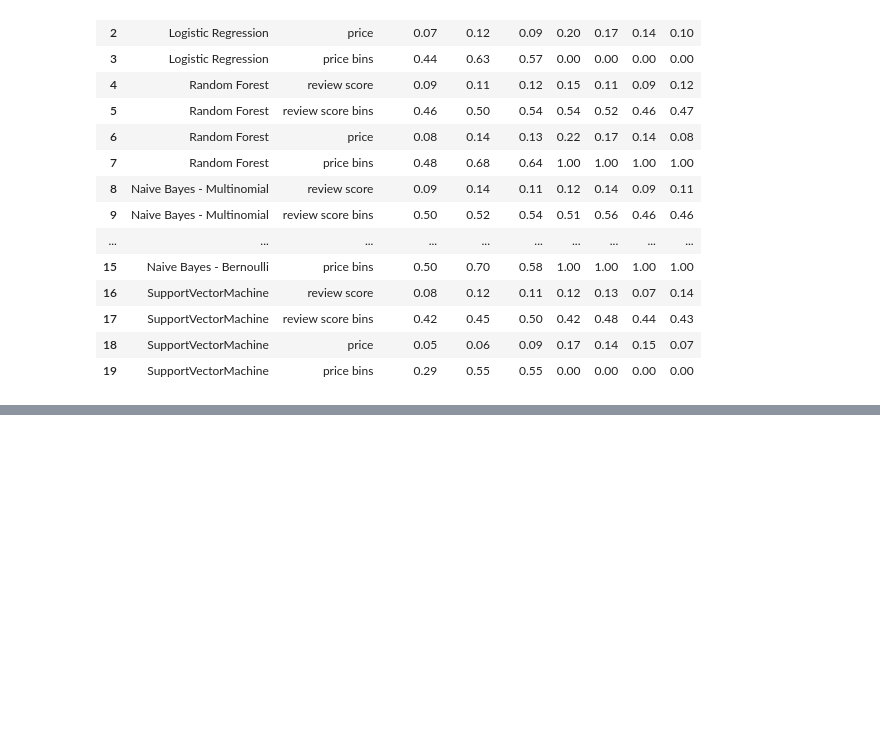
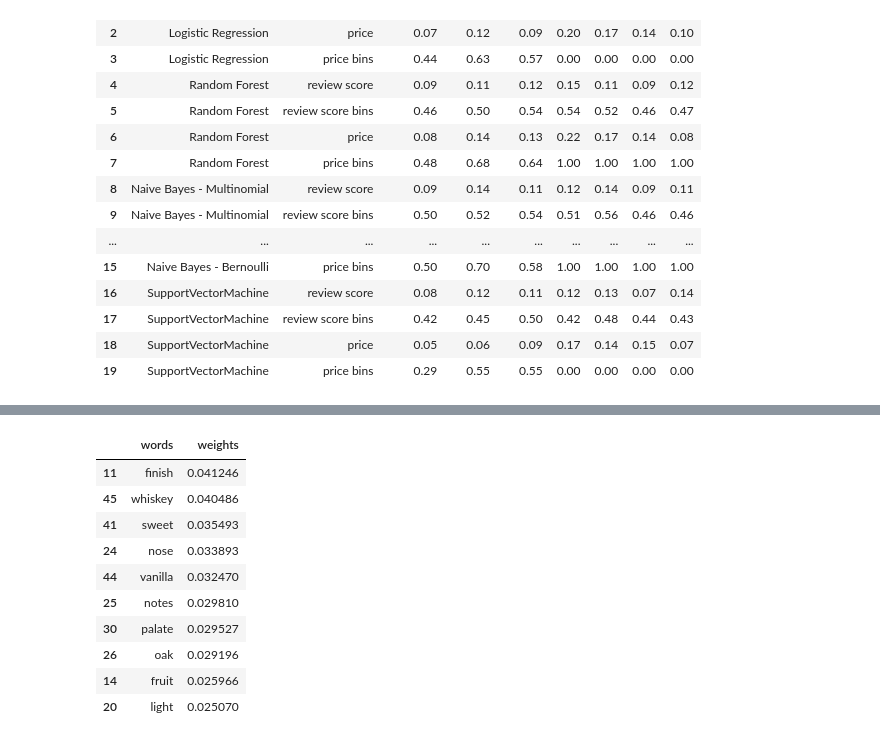
Before and after one commit to Axemen/Project-3, a Jupyter notebook: Whiskey Review ML.ipynb, the cells around one changed output, grey strips where cells are left out. Cells and saved outputs as stored; diff of their text form; code cells hidden in the pictures; blank space fills up the shorter version.

```diff
--- a/Whiskey Review ML.ipynb
+++ b/Whiskey Review ML.ipynb
@@ -406,0 +401,5 @@ datetime.datetime(2019, 7, 27, 21, 23, 29, 224569)
+# %%
+from sklearn.feature_extraction.text import TfidfVectorizer
+from nltk.corpus import stopwords
+nltk.download('stopwords')
+stopWords = set(stopwords.words('english'))
@@ -406,0 +410,23 @@ datetime.datetime(2019, 7, 27, 21, 23, 29, 224569)
+# %%
+Outcomes = []
+dataset = rawData.copy()
+indexNames = dataset[ (dataset['price_bins'] >= Q2)].index
+dataset.drop(indexNames , inplace=True)
+# Result['Q1_Q2'] = Outcomes
+
+#  split data
+X = dataset['description'].values
+y = dataset['price_bins'].values
+X_train, X_test, y_train, y_test = train_test_split(X, y, test_size=0.25, random_state=1000)
+
+    # vectorize training descriptions
+vectorizer = TfidfVectorizer(stop_words=stopWords, max_features=50)
+vectorizer.fit(X_train)
+featureNames = vectorizer.get_feature_names()
+X_v_train = vectorizer.transform(X_train)
+X_v_test  = vectorizer.transform(X_test)
+
+# Random Forest classification model
+classifier = RandomForestClassifier(n_estimators=200)
+classifier.fit(X_v_train, y_train) # vectorized training data
+RandomForestModel_score = classifier.score(X_v_test, y_test)
@@ -406,0 +435,2 @@ datetime.datetime(2019, 7, 27, 21, 23, 29, 224569)
+# %%
+classifier.fit(X_v_train, y_train)
@@ -406,0 +478,18 @@ datetime.datetime(2019, 7, 27, 21, 23, 29, 224569)
+# %%
+df2 = pd.DataFrame(featureNames,columns=['words'])
+df2['weights'] = classifier.feature_importances_
+df2.sort_values(by=['weights'],ascending=False, inplace=True)
+# %%
+df2.head(10)
+# %% [output]
+|  | words | weights |
+| 11 | finish | 0.041246 |
+| 45 | whiskey | 0.040486 |
+| 41 | sweet | 0.035493 |
+| 24 | nose | 0.033893 |
+| 44 | vanilla | 0.032470 |
+| 25 | notes | 0.029810 |
+| 30 | palate | 0.029527 |
+| 26 | oak | 0.029196 |
+| 14 | fruit | 0.025966 |
+| 20 | light | 0.025070 |
```
Also changed, not shown: parts of 11 cells of this notebook, 3 other files.
